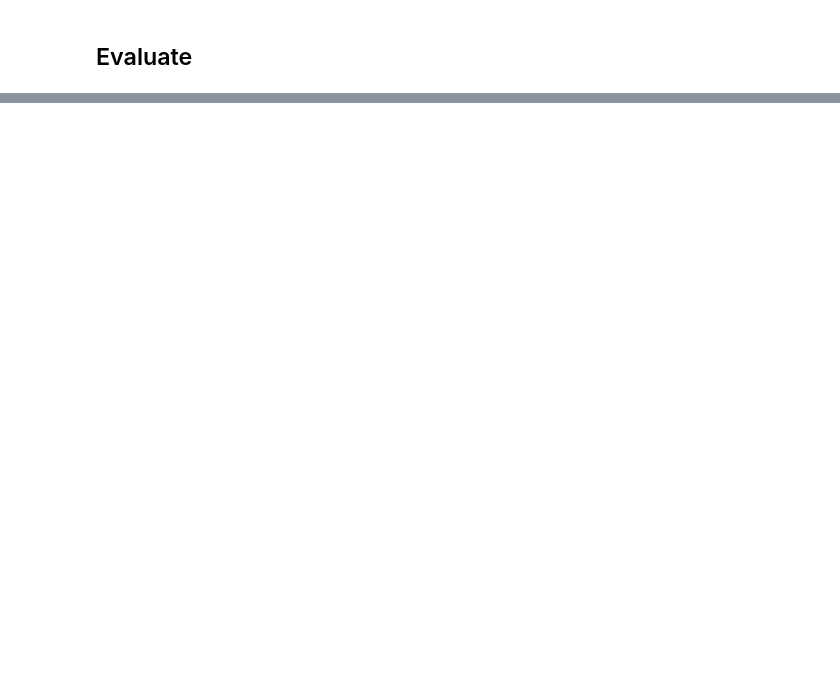
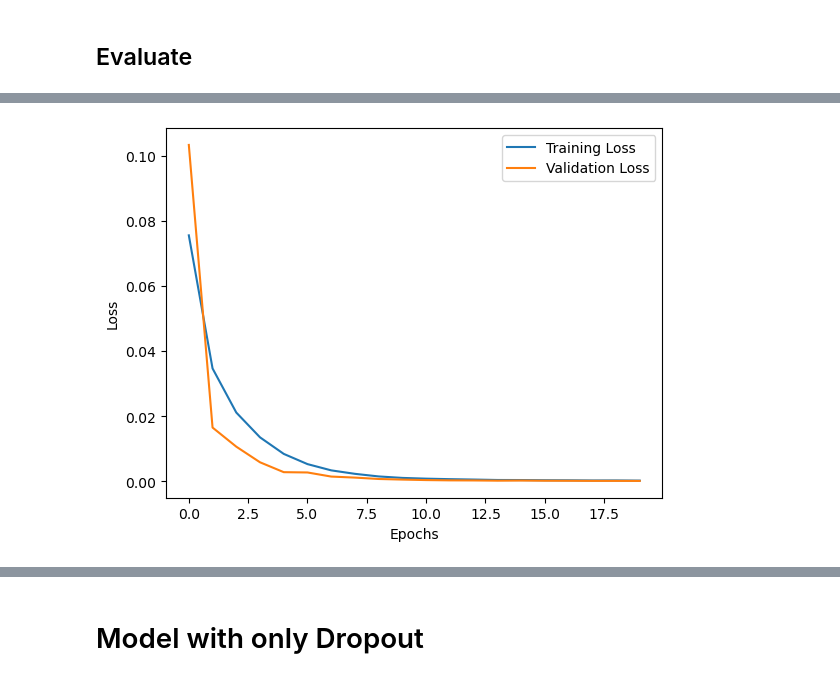
Before and after one commit to TRIPLE-A332/ML-DL_Algos, a Jupyter notebook: CNN/CNN_using_keras.ipynb, the cells around one changed output, grey strips where cells are left out. Drawn from its saved outputs; the diff is of its cells as text; code cells hidden in the pictures; blank space fills up the shorter version.

```diff
--- a/CNN/CNN_using_keras.ipynb
+++ b/CNN/CNN_using_keras.ipynb
@@ -187,0 +283,18 @@ loss
+# %%
+# Model with only Batch Normalization
+model_with_BN = models.Sequential()
+
+model_with_BN.add(layers.Conv2D(32, (3, 3), activation='relu', input_shape=(28, 28, 1)))
+model_with_BN.add(layers.BatchNormalization())  # BN layer
+model_with_BN.add(layers.MaxPooling2D(2, 2))
+
+model_with_BN.add(layers.Conv2D(64, (3, 3), activation='relu'))
+model_with_BN.add(layers.BatchNormalization())  # BN layer
+model_with_BN.add(layers.MaxPooling2D(2, 2))
+
+model_with_BN.add(layers.Flatten())
+model_with_BN.add(layers.Dense(512, activation='relu'))
+model_with_BN.add(layers.BatchNormalization())  # BN layer
+model_with_BN.add(layers.Dense(10, activation='softmax'))
+
+model_with_BN.summary()
@@ -187,0 +323,6 @@ loss
+# %%
+model_with_BN.compile(optimizer=RMSprop(learning_rate=0.0001),
+              loss='categorical_crossentropy',
+              metrics=['accuracy'])
+# %%
+history_of_BN = model_with_BN.fit(np.concatenate((x_train, x_valid)), np.concatenate((y_train, y_valid)), epochs=20, batch_size=128, validation_data=(x_valid, y_valid))
@@ -187,0 +347,14 @@ loss
+# %%
+epoch = range(20)
+plt.plot(epoch, history_of_BN.history['loss'], label='Training Loss')
+plt.plot(epoch, history_of_BN.history['val_loss'], label='Validation Loss')
+plt.xlabel('Epochs')
+plt.ylabel('Loss')
+plt.legend()
+plt.show()
+
+
+test_loss, test_accuracy = model_with_BN.evaluate(x_test_vec, y_test_vec, verbose=2)
+print(f"Test Accuracy: {test_accuracy * 100:.2f}%")
+# %% [output]
+[figure, added]
@@ -187,0 +363,2 @@ loss
+# %% [markdown]
+# Model with only Dropout
```
Also changed, not shown: parts of 18 cells of this notebook, 13 other files.
